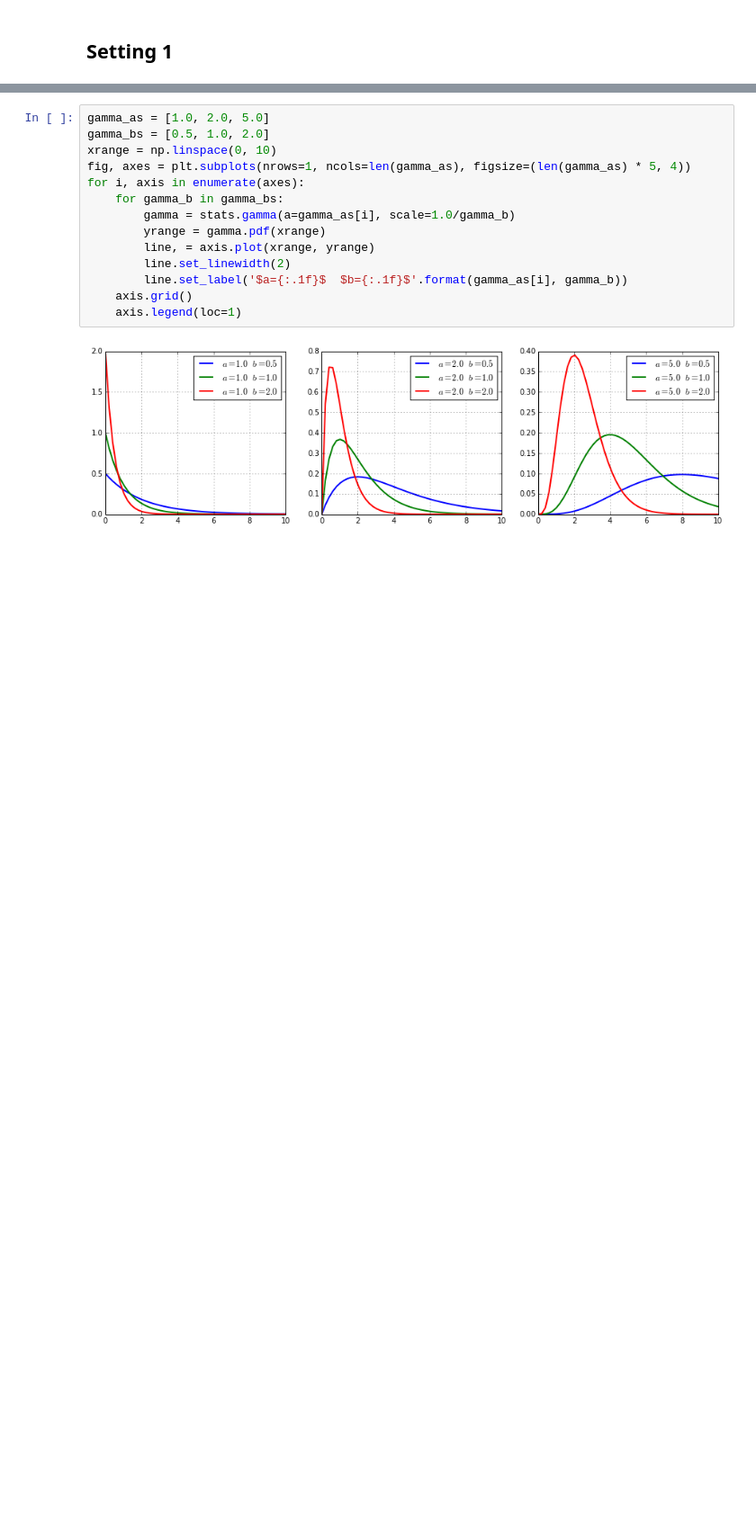
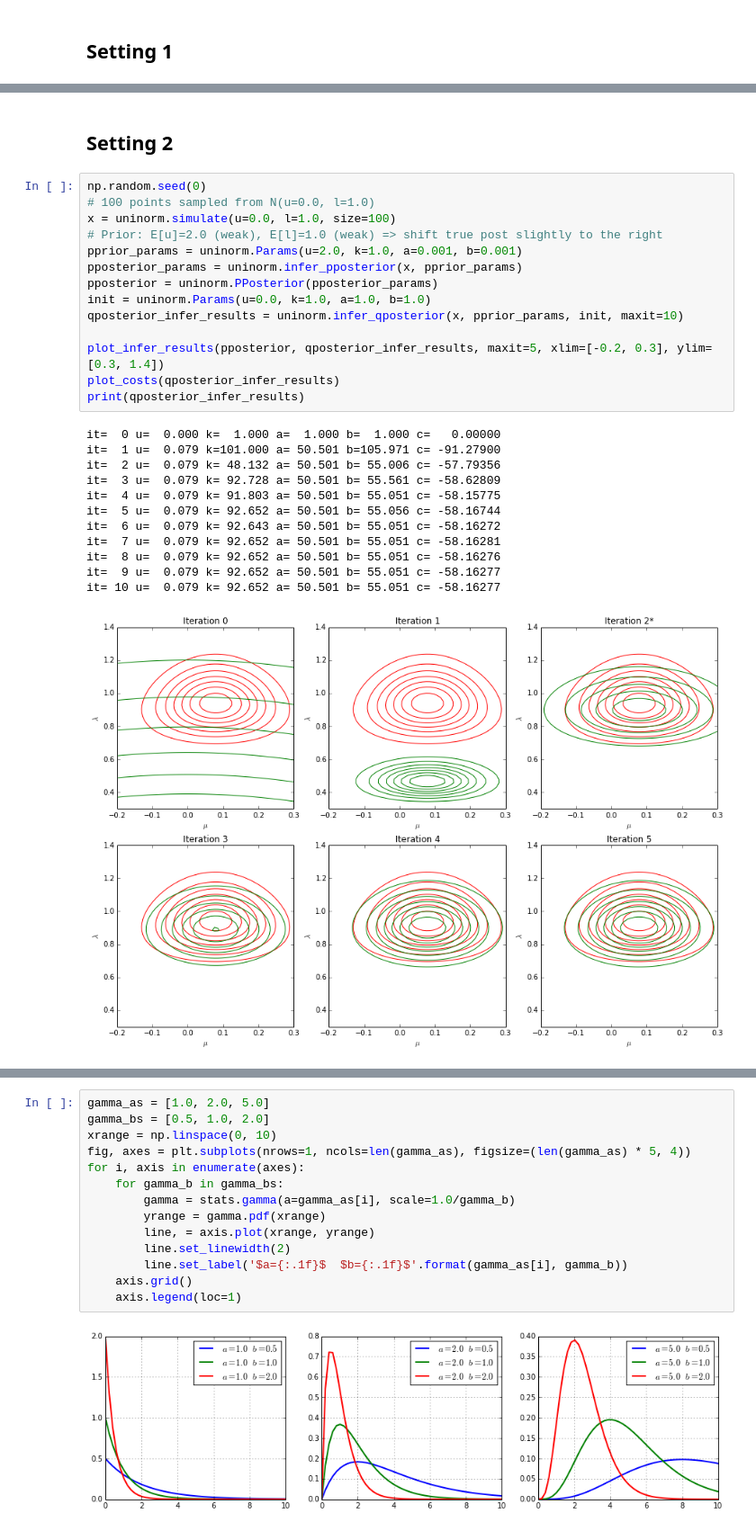
Before and after one commit to cangermueller/varinf, a Jupyter notebook: doc/uninorm.ipynb, the cells around one changed output, grey strips where cells are left out. Shown at 90% size. Saved outputs shown, nothing was run; the diff lists cells and outputs as text; blank space fills up the shorter version.

```diff
--- a/doc/uninorm.ipynb
+++ b/doc/uninorm.ipynb
@@ -167,0 +183,29 @@ it= 10 u=  0.671 k= 12.441 a=  7.500 b=  6.631 c=  -7.91444
+# %% [markdown]
+## Setting 2
+# %%
+np.random.seed(0)
+# 100 points sampled from N(u=0.0, l=1.0)
+x = uninorm.simulate(u=0.0, l=1.0, size=100)
+# Prior: E[u]=2.0 (weak), E[l]=1.0 (weak) => shift true post slightly to the right
+pprior_params = uninorm.Params(u=2.0, k=1.0, a=0.001, b=0.001)
+pposterior_params = uninorm.infer_pposterior(x, pprior_params)
+pposterior = uninorm.PPosterior(pposterior_params)
+init = uninorm.Params(u=0.0, k=1.0, a=1.0, b=1.0)
+qposterior_infer_results = uninorm.infer_qposterior(x, pprior_params, init, maxit=10)
+
+plot_infer_results(pposterior, qposterior_infer_results, maxit=5, xlim=[-0.2, 0.3], ylim=[0.3, 1.4])
+plot_costs(qposterior_infer_results)
+print(qposterior_infer_results)
+# %% [output]
+it=  0 u=  0.000 k=  1.000 a=  1.000 b=  1.000 c=   0.00000
+it=  1 u=  0.079 k=101.000 a= 50.501 b=105.971 c= -91.27900
+it=  2 u=  0.079 k= 48.132 a= 50.501 b= 55.006 c= -57.79356
+it=  3 u=  0.079 k= 92.728 a= 50.501 b= 55.561 c= -58.62809
+it=  4 u=  0.079 k= 91.803 a= 50.501 b= 55.051 c= -58.15775
+it=  5 u=  0.079 k= 92.652 a= 50.501 b= 55.056 c= -58.16744
+it=  6 u=  0.079 k= 92.643 a= 50.501 b= 55.051 c= -58.16272
+it=  7 u=  0.079 k= 92.652 a= 50.501 b= 55.051 c= -58.16281
+it=  8 u=  0.079 k= 92.652 a= 50.501 b= 55.051 c= -58.16276
+it=  9 u=  0.079 k= 92.652 a= 50.501 b= 55.051 c= -58.16277
+it= 10 u=  0.079 k= 92.652 a= 50.501 b= 55.051 c= -58.16277
+[figure, added]
```
Also changed, not shown: parts of 15 cells of this notebook, 1 other file.
